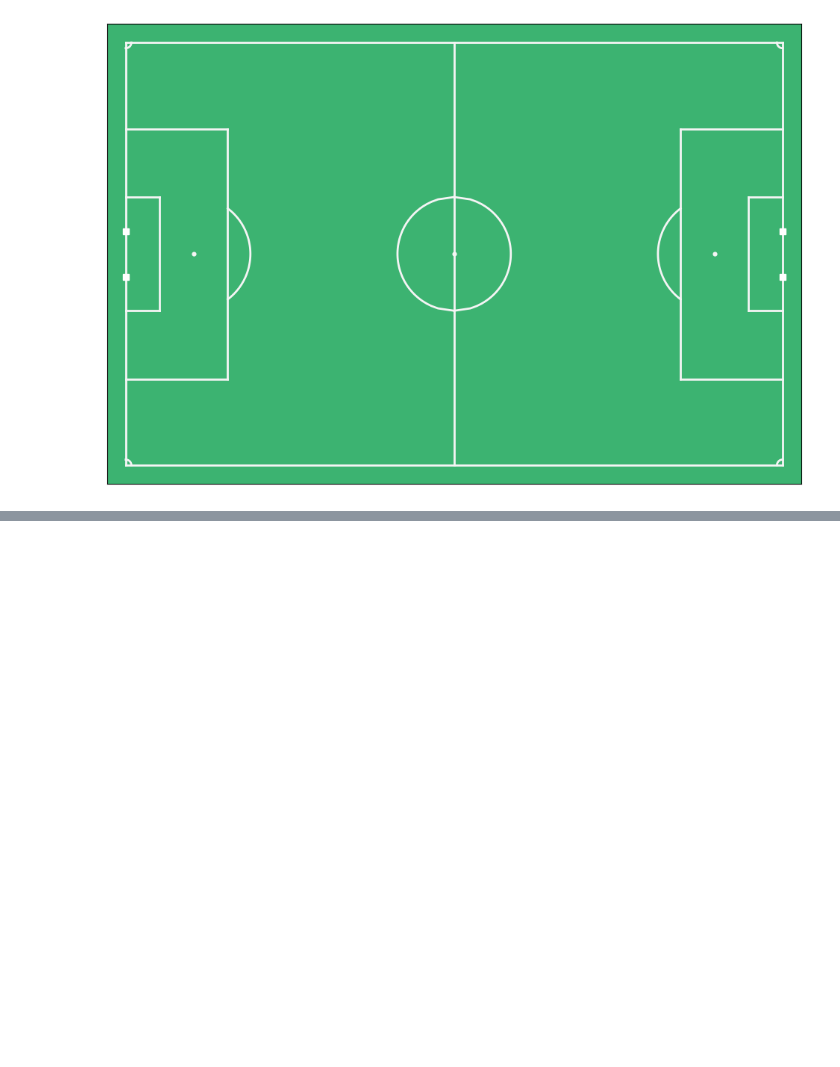
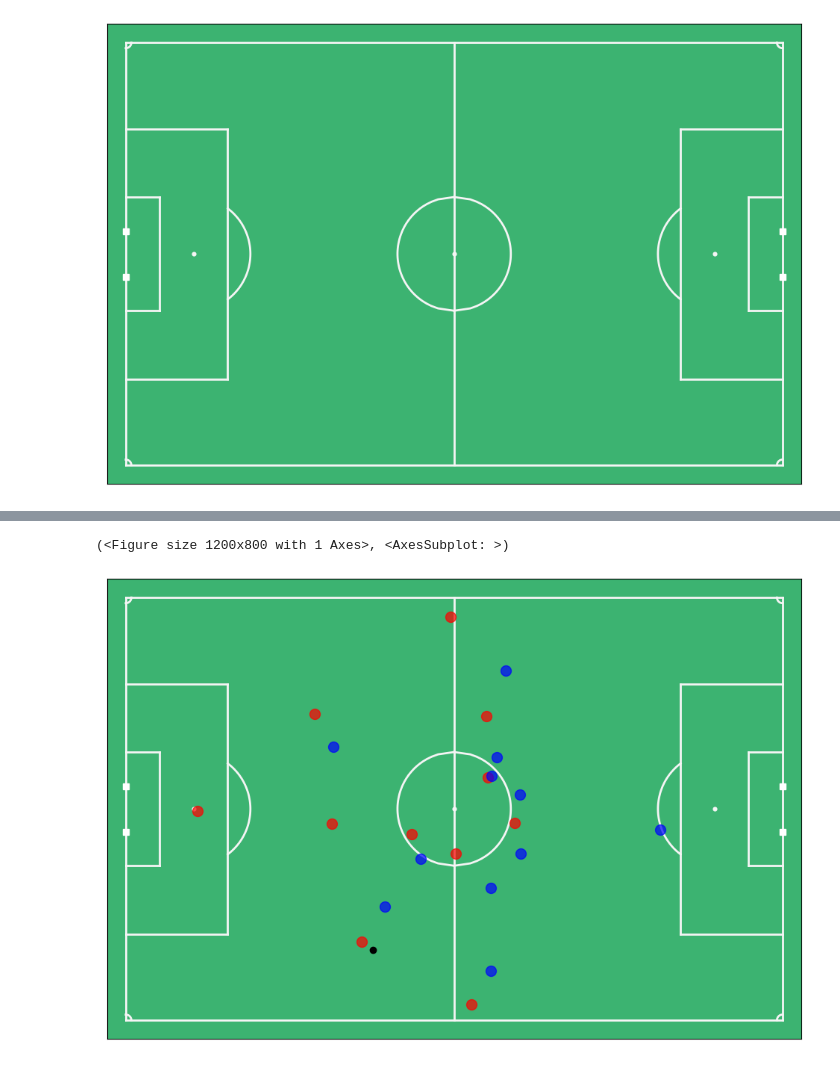
Before and after one commit to jonasvvr/Soccer-EPV-Framework, a Jupyter notebook: src/main.ipynb, the cells around one changed output, grey strips where cells are left out. Saved outputs shown, nothing was run; the diff lists cells and outputs as text; code cells hidden in the pictures; blank space fills up the shorter version.

Commit message:
add plotting of tracking frame

```diff
--- a/src/main.ipynb
+++ b/src/main.ipynb
@@ -38,3 +37,8 @@ tracking_single
 | 140680 | 2918000 | 2 | 0 | [[0, 13d7ao0j091449ia61cuut87p, 2... | [8.26, 57.78, 0] |
 | 140681 | 2918040 | 2 | 0 | [[0, 13d7ao0j091449ia61cuut87p, 2... | [8.03, 57.58, 0] |
 140682 rows × 5 columns
+# %%
+viz.plot_frame(tracking_single.iloc[100000])
+# %% [output]
+(<Figure size 1200x800 with 1 Axes>, <AxesSubplot: >)
+[figure, added]
```
Also changed, not shown: parts of 3 cells of this notebook, 2 other files.
